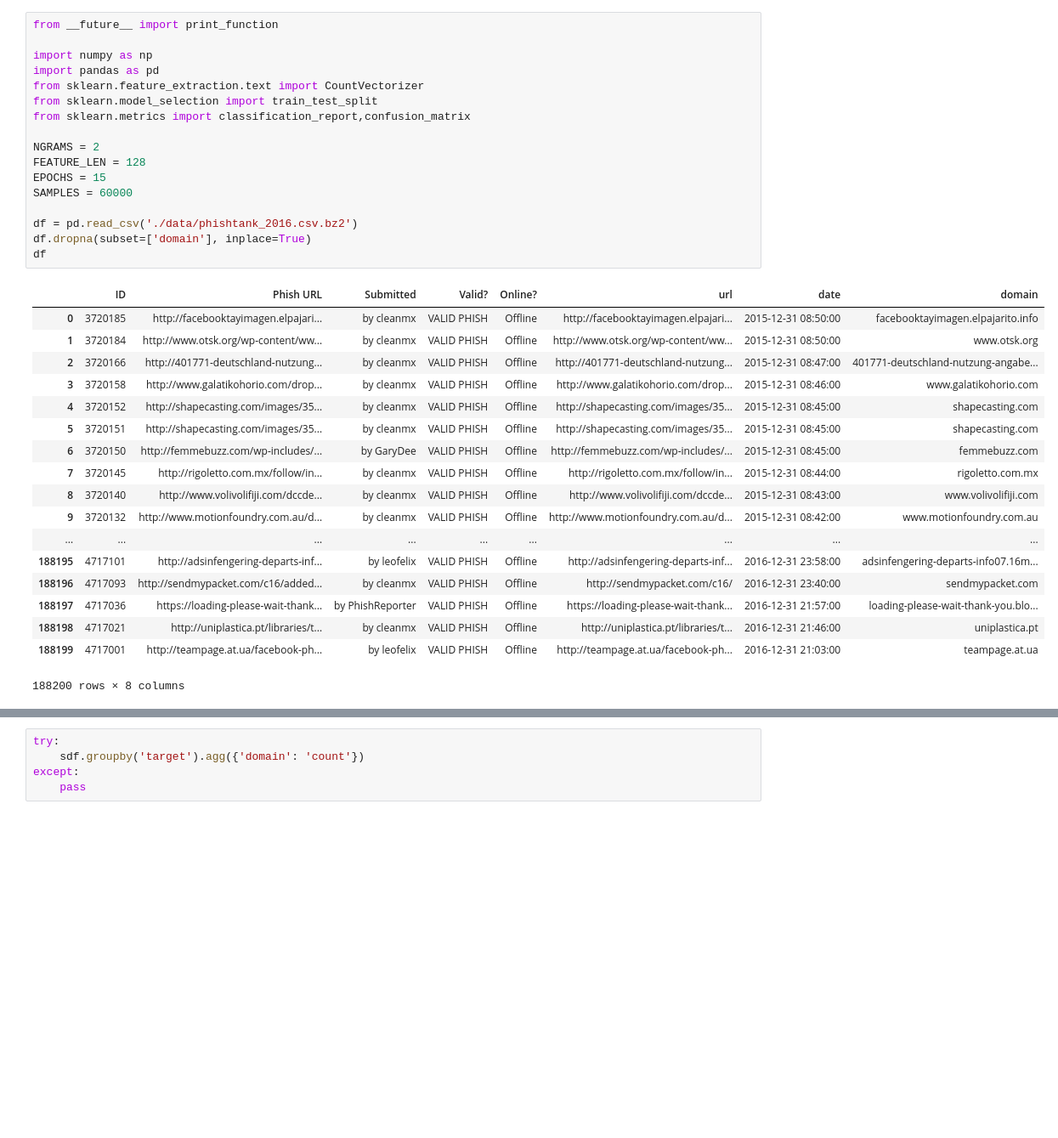
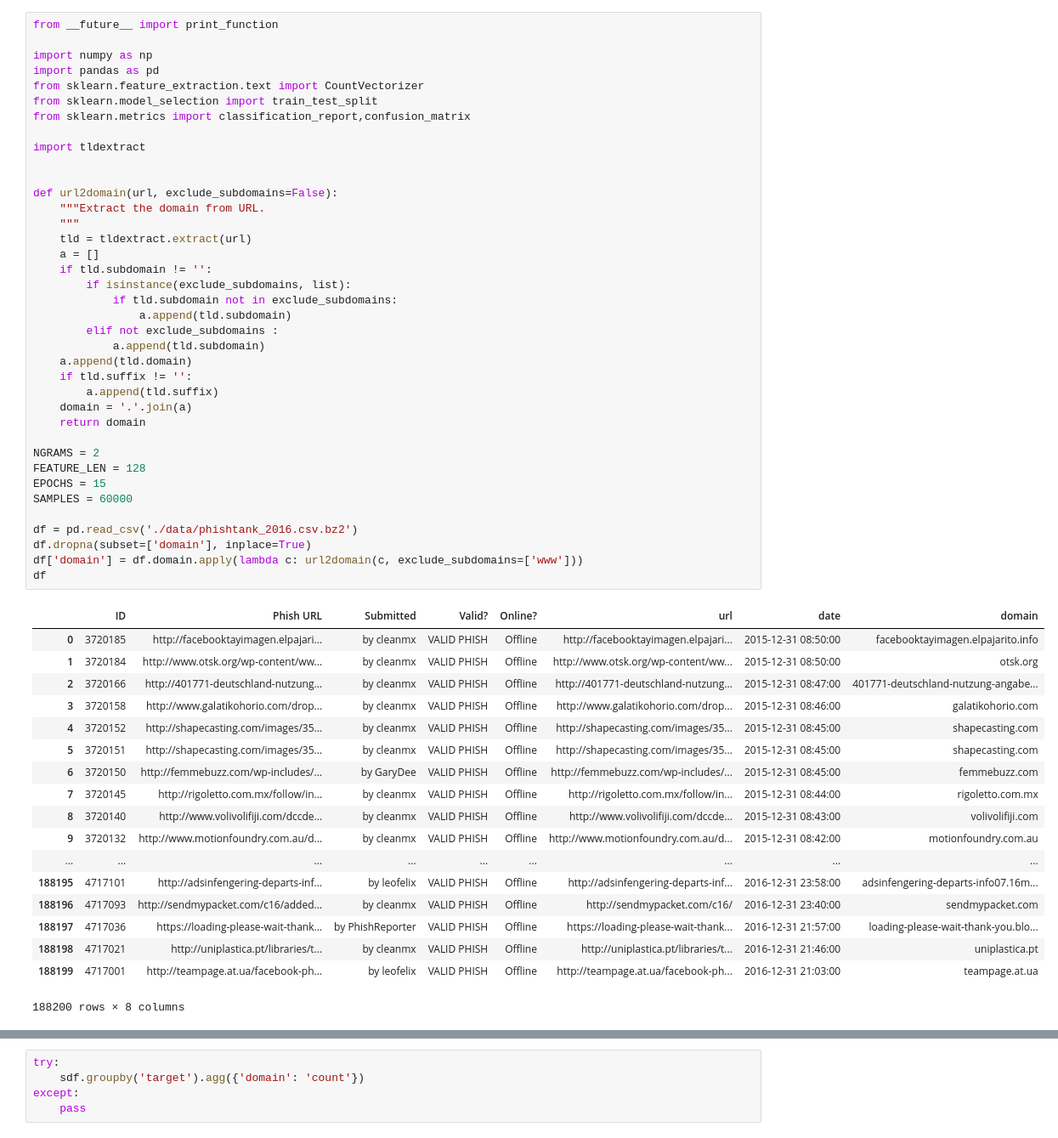
Before and after one commit to themains/pydomains, a Jupyter notebook: pydomains/models/phish_pred_2016.ipynb, the cells around one changed output, grey strips where cells are left out. Shown: that part at 85% size. Cells and saved outputs as stored; diff of their text form; blank space fills up the shorter version.

Commit message:
update Phish models without `www` in subdomain

```diff
--- a/pydomains/models/phish_pred_2016.ipynb
+++ b/pydomains/models/phish_pred_2016.ipynb
@@ -1,32 +1,53 @@
 # %%
 from __future__ import print_function
 
 import numpy as np
 import pandas as pd
 from sklearn.feature_extraction.text import CountVectorizer
 from sklearn.model_selection import train_test_split
 from sklearn.metrics import classification_report,confusion_matrix
 
+import tldextract
+
+
+def url2domain(url, exclude_subdomains=False):
+    """Extract the domain from URL.
+    """
+    tld = tldextract.extract(url)
+    a = []
+    if tld.subdomain != '':
+        if isinstance(exclude_subdomains, list):
+            if tld.subdomain not in exclude_subdomains:
+                a.append(tld.subdomain)
+        elif not exclude_subdomains :
+            a.append(tld.subdomain)
+    a.append(tld.domain)
+    if tld.suffix != '':
+        a.append(tld.suffix)
+    domain = '.'.join(a)
+    return domain
+
 NGRAMS = 2
 FEATURE_LEN = 128
 EPOCHS = 15
 SAMPLES = 60000
 
 df = pd.read_csv('./data/phishtank_2016.csv.bz2')
 df.dropna(subset=['domain'], inplace=True)
+df['domain'] = df.domain.apply(lambda c: url2domain(c, exclude_subdomains=['www']))
 df
 # %% [output]
 |  | ID | Phish URL | Submitted | Valid? | Online? | url | date | domain |
 | 0 | 3720185 | http://facebooktayimagen.elpajari... | by cleanmx | VALID PHISH | Offline | http://facebooktayimagen.elpajari... | 2015-12-31 08:50:00 | facebooktayimagen.elpajarito.info |
-| 1 | 3720184 | http://www.otsk.org/wp-content/ww... | by cleanmx | VALID PHISH | Offline | http://www.otsk.org/wp-content/ww... | 2015-12-31 08:50:00 | www.otsk.org |
+| 1 | 3720184 | http://www.otsk.org/wp-content/ww... | by cleanmx | VALID PHISH | Offline | http://www.otsk.org/wp-content/ww... | 2015-12-31 08:50:00 | otsk.org |
 | 2 | 3720166 | http://401771-deutschland-nutzung... | by cleanmx | VALID PHISH | Offline | http://401771-deutschland-nutzung... | 2015-12-31 08:47:00 | 401771-deutschland-nutzung-angabe... |
-| 3 | 3720158 | http://www.galatikohorio.com/drop... | by cleanmx | VALID PHISH | Offline | http://www.galatikohorio.com/drop... | 2015-12-31 08:46:00 | www.galatikohorio.com |
+| 3 | 3720158 | http://www.galatikohorio.com/drop... | by cleanmx | VALID PHISH | Offline | http://www.galatikohorio.com/drop... | 2015-12-31 08:46:00 | galatikohorio.com |
 | 4 | 3720152 | http://shapecasting.com/images/35... | by cleanmx | VALID PHISH | Offline | http://shapecasting.com/images/35... | 2015-12-31 08:45:00 | shapecasting.com |
 | 5 | 3720151 | http://shapecasting.com/images/35... | by cleanmx | VALID PHISH | Offline | http://shapecasting.com/images/35... | 2015-12-31 08:45:00 | shapecasting.com |
 | 6 | 3720150 | http://femmebuzz.com/wp-includes/... | by GaryDee | VALID PHISH | Offline | http://femmebuzz.com/wp-includes/... | 2015-12-31 08:45:00 | femmebuzz.com |
 | 7 | 3720145 | http://rigoletto.com.mx/follow/in... | by cleanmx | VALID PHISH | Offline | http://rigoletto.com.mx/follow/in... | 2015-12-31 08:44:00 | rigoletto.com.mx |
-| 8 | 3720140 | http://www.volivolifiji.com/dccde... | by cleanmx | VALID PHISH | Offline | http://www.volivolifiji.com/dccde... | 2015-12-31 08:43:00 | www.volivolifiji.com |
-| 9 | 3720132 | http://www.motionfoundry.com.au/d... | by cleanmx | VALID PHISH | Offline | http://www.motionfoundry.com.au/d... | 2015-12-31 08:42:00 | www.motionfoundry.com.au |
+| 8 | 3720140 | http://www.volivolifiji.com/dccde... | by cleanmx | VALID PHISH | Offline | http://www.volivolifiji.com/dccde... | 2015-12-31 08:43:00 | volivolifiji.com |
+| 9 | 3720132 | http://www.motionfoundry.com.au/d... | by cleanmx | VALID PHISH | Offline | http://www.motionfoundry.com.au/d... | 2015-12-31 08:42:00 | motionfoundry.com.au |
 | ... | ... | ... | ... | ... | ... | ... | ... | ... |
 | 188195 | 4717101 | http://adsinfengering-departs-inf... | by leofelix | VALID PHISH | Offline | http://adsinfengering-departs-inf... | 2016-12-31 23:58:00 | adsinfengering-departs-info07.16m... |
 | 188196 | 4717093 | http://sendmypacket.com/c16/added... | by cleanmx | VALID PHISH | Offline | http://sendmypacket.com/c16/ | 2016-12-31 23:40:00 | sendmypacket.com |
```
Also changed, not shown: parts of 9 cells of this notebook, 6 other files.
